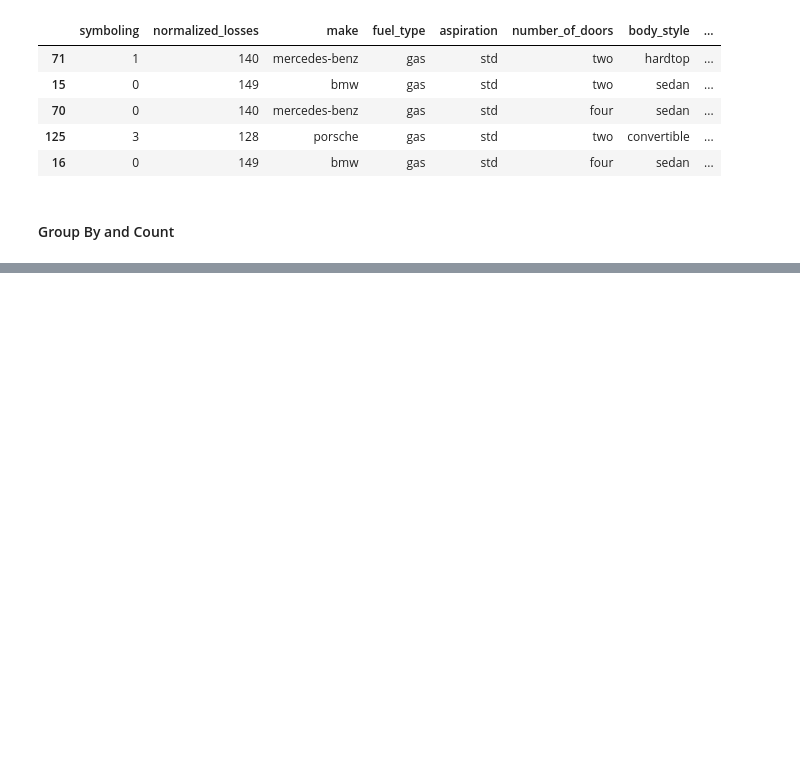
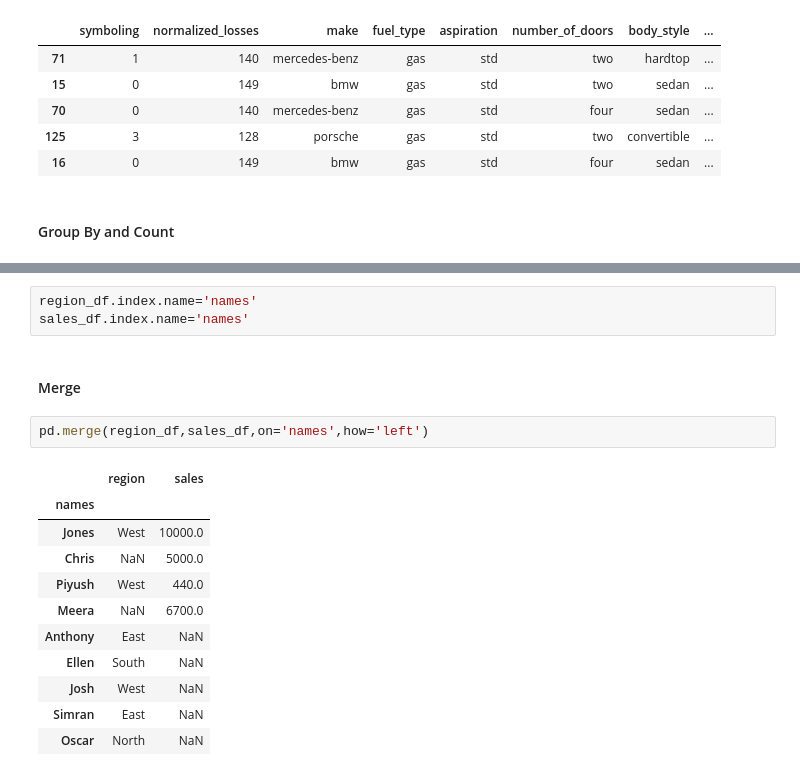
Before and after one commit to pwahane/tutorials, a Jupyter notebook: pandas.ipynb, the cells around one changed output, grey strips where cells are left out. Saved outputs shown, nothing was run; the diff lists cells and outputs as text; blank space fills up the shorter version.

```diff
--- a/pandas.ipynb
+++ b/pandas.ipynb
@@ -532,0 +680,19 @@ Name: make, dtype: int64
+# %%
+region_df.index.name='names'
+sales_df.index.name='names'
+# %% [markdown]
+#### Merge
+# %%
+pd.merge(region_df,sales_df,on='names',how='left')
+# %% [output]
+|  | region | sales |
+| names |  |  |
+| Jones | West | 10000.0 |
+| Chris | NaN | 5000.0 |
+| Piyush | West | 440.0 |
+| Meera | NaN | 6700.0 |
+| Anthony | East | NaN |
+| Ellen | South | NaN |
+| Josh | West | NaN |
+| Simran | East | NaN |
+| Oscar | North | NaN |
```
Also changed, not shown: parts of 28 cells of this notebook.
